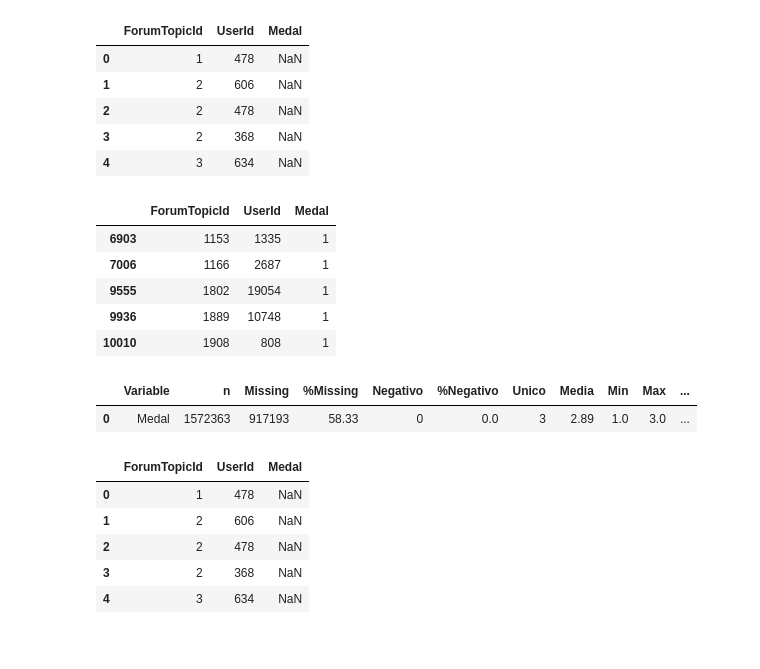
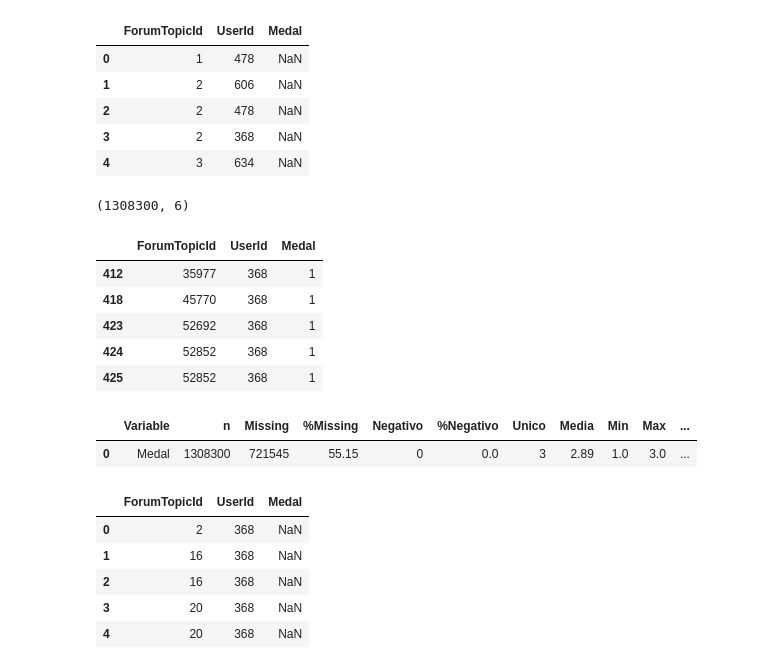
Before and after one commit to jsuasnabarh/kaggle-network-analysis, a Jupyter notebook: notebooks/DataUnderstanding.ipynb, the cells around one changed output. Saved outputs shown, nothing was run; the diff lists cells and outputs as text; code cells hidden in the pictures.

```diff
--- a/notebooks/DataUnderstanding.ipynb
+++ b/notebooks/DataUnderstanding.ipynb
@@ -698,29 +701,35 @@ df_forum_messages.head()
 | 2 | 2 | 478 | NaN |
 | 3 | 2 | 368 | NaN |
 | 4 | 3 | 634 | NaN |
+# %%
+int_df_forum_messages = pd.merge(df_users_i, df_forum_messages, how='inner', on=['UserId'])
+print(int_df_forum_messages.shape)
+# %% [output]
+(1308300, 6)
 # %%
+df_forum_messages = int_df_forum_messages[["ForumTopicId","UserId","Medal"]]
 df_forum_messages[df_forum_messages["Medal"]=="1"].head()
 # %% [output]
 |  | ForumTopicId | UserId | Medal |
-| 6903 | 1153 | 1335 | 1 |
-| 7006 | 1166 | 2687 | 1 |
-| 9555 | 1802 | 19054 | 1 |
-| 9936 | 1889 | 10748 | 1 |
-| 10010 | 1908 | 808 | 1 |
+| 412 | 35977 | 368 | 1 |
+| 418 | 45770 | 368 | 1 |
+| 423 | 52692 | 368 | 1 |
+| 424 | 52852 | 368 | 1 |
+| 425 | 52852 | 368 | 1 |
 # %%
 df_forum_messages["Medal"] = df_forum_messages["Medal"].astype(float)
 Validator.validar_numerico(df_forum_messages, ["Medal"])
 # %% [output]
 |  | Variable | n | Missing | %Missing | Negativo | %Negativo | Unico | Media | Min | Max | ... |
-| 0 | Medal | 1572363 | 917193 | 58.33 | 0 | 0.0 | 3 | 2.89 | 1.0 | 3.0 | ... |
+| 0 | Medal | 1308300 | 721545 | 55.15 | 0 | 0.0 | 3 | 2.89 | 1.0 | 3.0 | ... |
 # %%
 df_forum_messages.head()
 # %% [output]
 |  | ForumTopicId | UserId | Medal |
-| 0 | 1 | 478 | NaN |
-| 1 | 2 | 606 | NaN |
-| 2 | 2 | 478 | NaN |
-| 3 | 2 | 368 | NaN |
-| 4 | 3 | 634 | NaN |
+| 0 | 2 | 368 | NaN |
+| 1 | 16 | 368 | NaN |
+| 2 | 16 | 368 | NaN |
+| 3 | 20 | 368 | NaN |
+| 4 | 20 | 368 | NaN |
 # %%
 df_forum_messages.to_csv(r"../data/interim/ForumMessages.csv",index=False)
```
Also changed, not shown: parts of 2 cells of this notebook, 2 other files.
